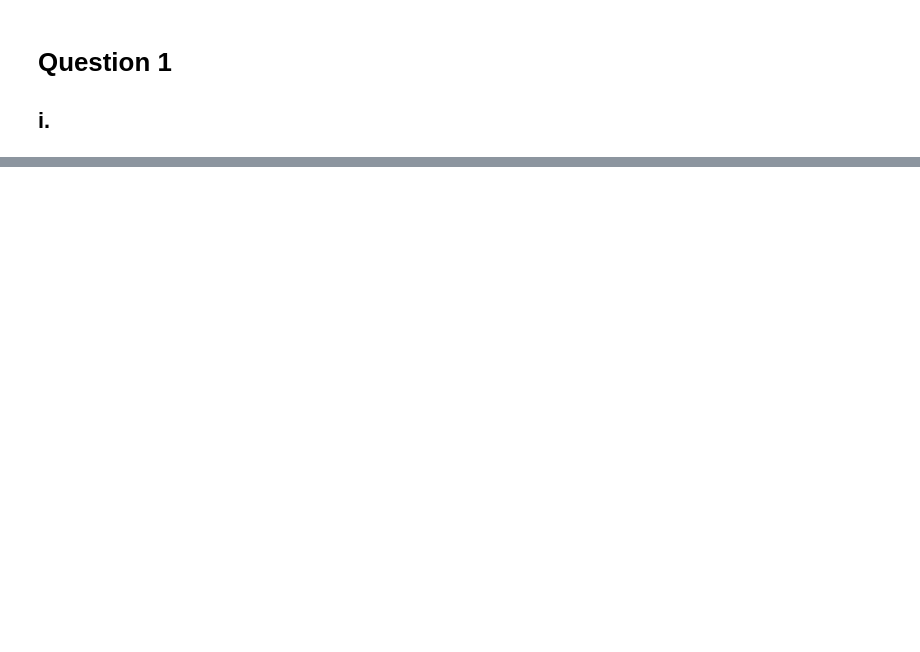
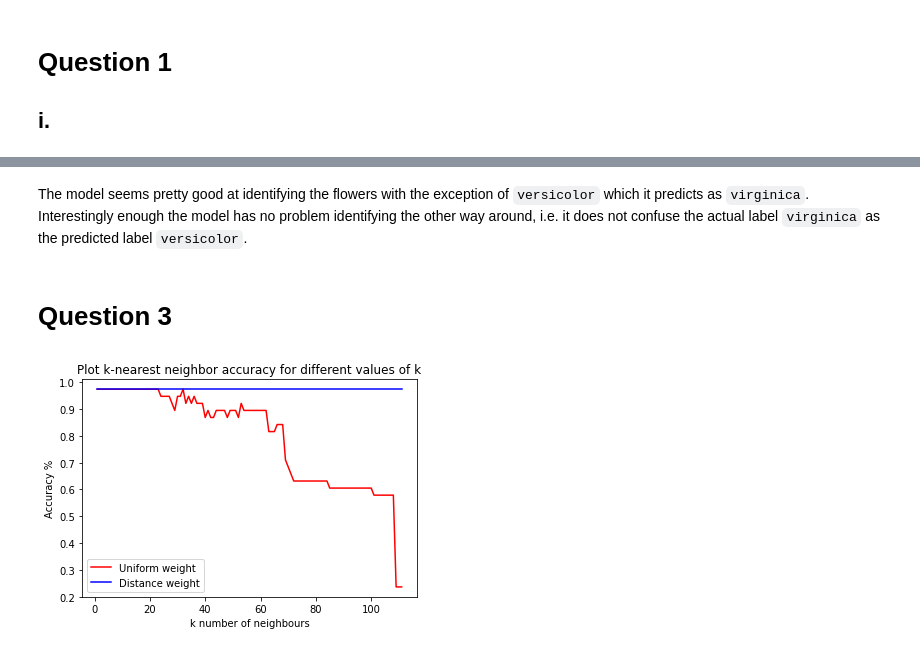
Before and after one commit to RomainTHD-UniStuff/DAT405_Introduction_to_Data_Science_and_AI, a Jupyter notebook: Assignment_2/Assignment_2.ipynb, the cells around one changed output, grey strips where cells are left out. Saved outputs shown, nothing was run; the diff lists cells and outputs as text; code cells hidden in the pictures; blank space fills up the shorter version.

```diff
--- a/Assignment_2/Assignment_2.ipynb
+++ b/Assignment_2/Assignment_2.ipynb
@@ -7,0 +128,39 @@
+# %% [markdown]
+The model seems pretty good at identifying the flowers with the exception of `versicolor` which it predicts as `virginica`. Interestingly enough the model has no problem identifying the other way around, i.e. it does not confuse the actual label `virginica` as the predicted label `versicolor`.
+# %% [markdown]
+# Question 3
+# %%
+from sklearn.neighbors import KNeighborsClassifier
+
+
+def getAccuracyList(weightMode):
+    # Array of accuracy scores
+    accuracyList = []
+
+    for nb in range(1, len(x_train)):
+        # Create KNN Classifier
+        knn = KNeighborsClassifier(n_neighbors=nb, weights=weightMode)
+
+        # Train the model using the training sets
+        knn.fit(x_train, y_train)
+
+        # Predict the response from test dataset
+        y_pred = knn.predict(x_test)
+
+        # Accuracy score
+        accuracy = metrics.accuracy_score(y_test, y_pred)
+        accuracyList.append(accuracy)
+
+    return accuracyList
+
+xs = list(range(1, len(x_train)))
+
+plt.ylabel("Accuracy %")
+plt.xlabel("k number of neighbours")
+plt.title("Plot k-nearest neighbor accuracy for different values of k")
+plt.plot(xs, getAccuracyList("uniform"), color="red", label="Uniform weight")
+plt.plot(xs, getAccuracyList("distance"), color="blue", label="Distance weight")
+plt.legend()
+plt.show()
+# %% [output]
+[figure, added]
```
Also changed, not shown: parts of 19 cells of this notebook, 1 other file.
